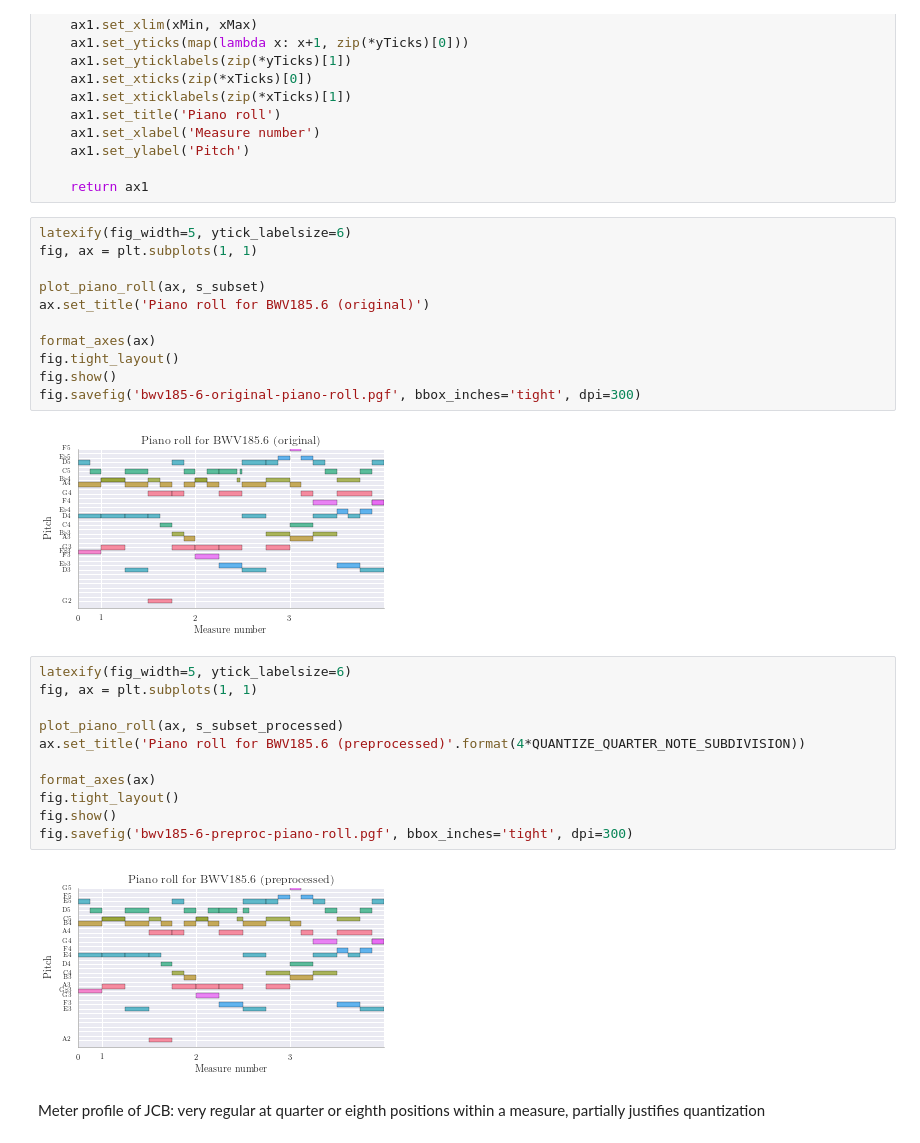
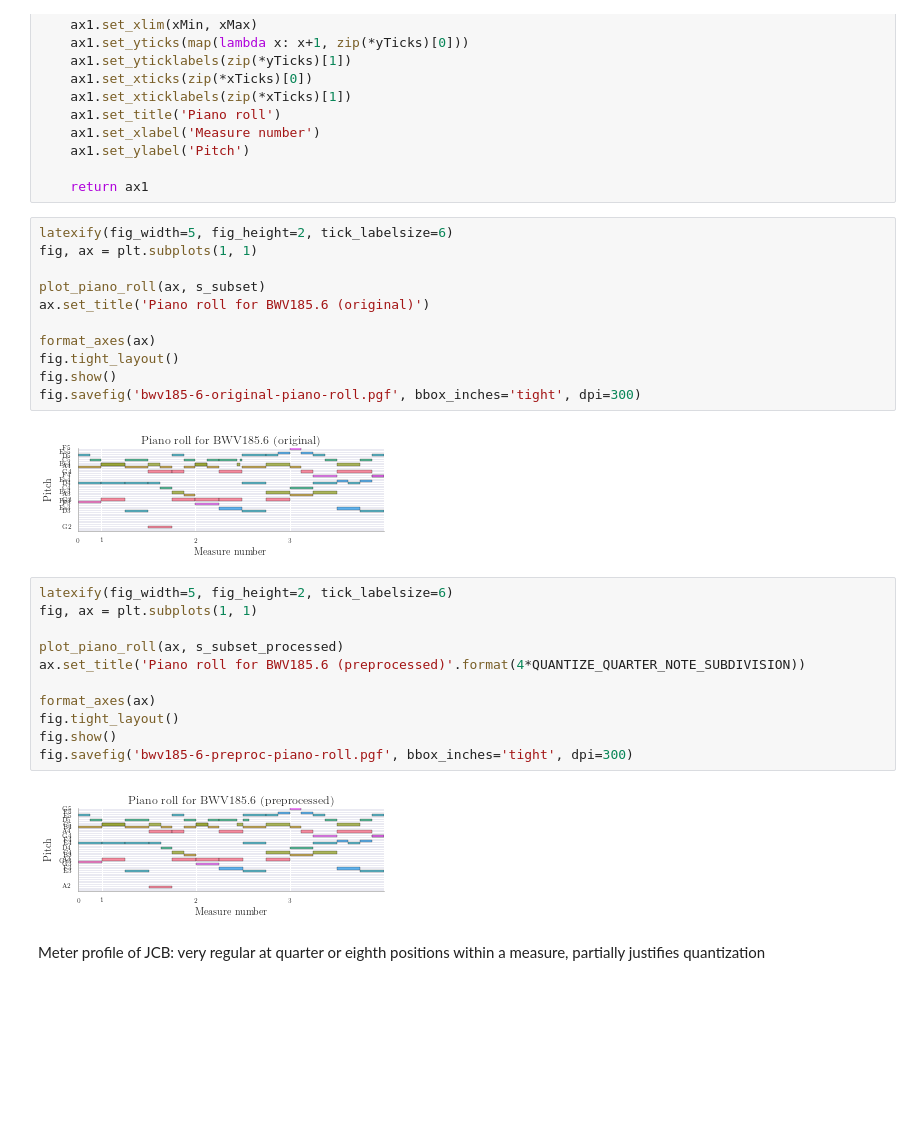
Before and after one commit to feynmanliang/bachbot-thesis, a Jupyter notebook: jupyter-notebooks/Corpus studies.ipynb, the cells around one changed output. Saved outputs shown, nothing was run; the diff lists cells and outputs as text; blank space fills up the shorter version.

Commit message:
Adds conclusion and updates figures

```diff
--- a/jupyter-notebooks/Corpus studies.ipynb
+++ b/jupyter-notebooks/Corpus studies.ipynb
@@ -114,20 +108,20 @@ def plot_piano_roll(ax1, s):
 
     return ax1
 # %%
-latexify(fig_width=5, ytick_labelsize=6)
+latexify(fig_width=5, fig_height=2, tick_labelsize=6)
 fig, ax = plt.subplots(1, 1)
 
 plot_piano_roll(ax, s_subset)
 ax.set_title('Piano roll for BWV185.6 (original)')
 
 format_axes(ax)
 fig.tight_layout()
 fig.show()
 fig.savefig('bwv185-6-original-piano-roll.pgf', bbox_inches='tight', dpi=300)
 # %% [output]
-[figure, old version]
+[figure, new version]
 # %%
-latexify(fig_width=5, ytick_labelsize=6)
+latexify(fig_width=5, fig_height=2, tick_labelsize=6)
 fig, ax = plt.subplots(1, 1)
 
 plot_piano_roll(ax, s_subset_processed)
@@ -138,7 +132,7 @@ fig.tight_layout()
 fig.show()
 fig.savefig('bwv185-6-preproc-piano-roll.pgf', bbox_inches='tight', dpi=300)
 # %% [output]
-[figure, old version]
+[figure, new version]
 # %% [markdown]
 Meter profile of JCB: very regular at quarter or eighth positions within a measure, partially justifies quantization
 # %%
```
Also changed, not shown: parts of 13 cells of this notebook, 16 other files.
